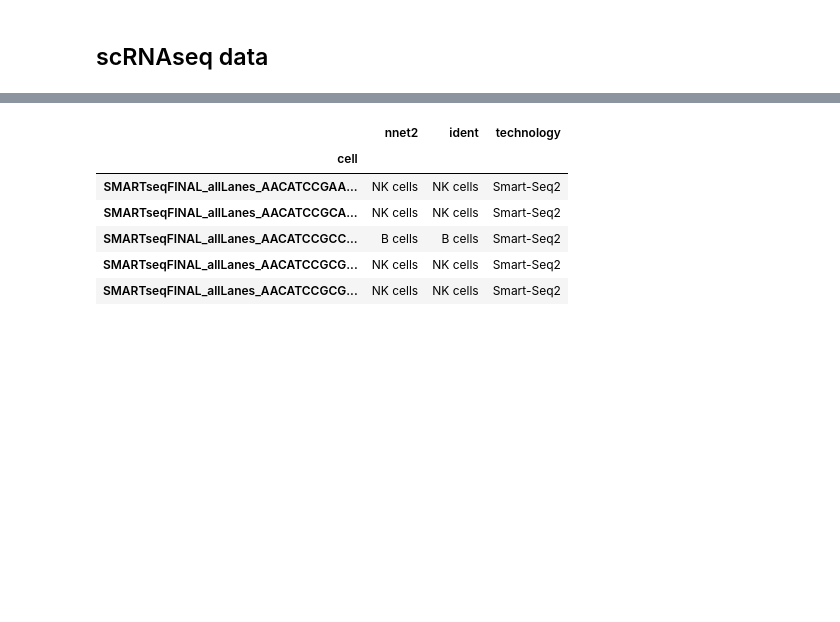
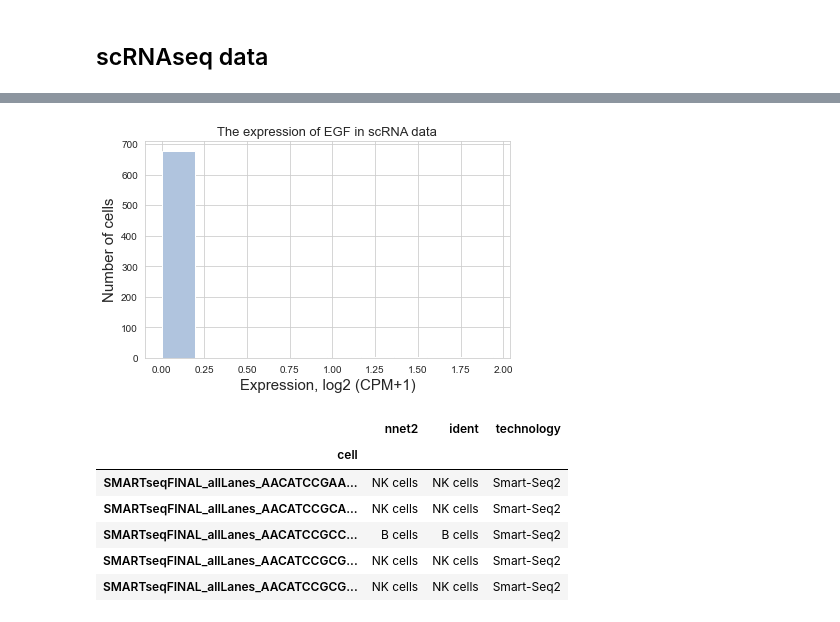
Before and after one commit to Vargeszti/Thesis, a Jupyter notebook: code/scRNAseq.ipynb, the cells around one changed output, grey strips where cells are left out. Saved outputs shown, nothing was run; the diff lists cells and outputs as text; code cells hidden in the pictures; blank space fills up the shorter version.

```diff
--- a/code/scRNAseq.ipynb
+++ b/code/scRNAseq.ipynb
@@ -15,3 +35,12 @@ data = pd.read_csv('../data/scrnaseq/test_mat.csv', sep=',', header=0, index_col
+# %%
+plt.hist(data.loc['EGF'], color='lightsteelblue')
+plt.xlabel('Expression, log2 (CPM+1)', size=15)
+plt.ylabel('Number of cells', size=15)
+plt.title('The expression of EGF in scRNA data', size=13)
+plt.tight_layout()
+plt.savefig('../pictures/scRNA_expr')
+# %% [output]
+[figure, added]
 # %%
 meta = pd.read_csv('../data/scrnaseq/meta_data_smartseq2.csv', sep=',', header=0, index_col=0)
 # %%
```
Also changed, not shown: parts of 11 cells of this notebook, 2 other files.
